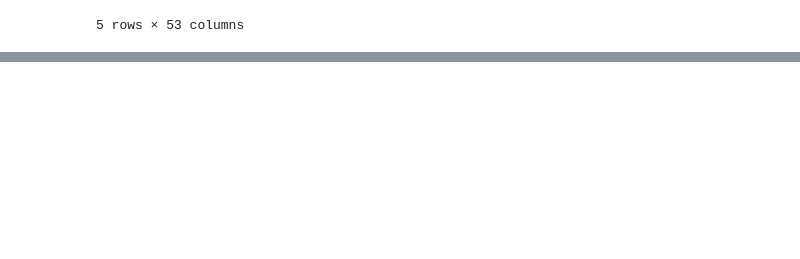
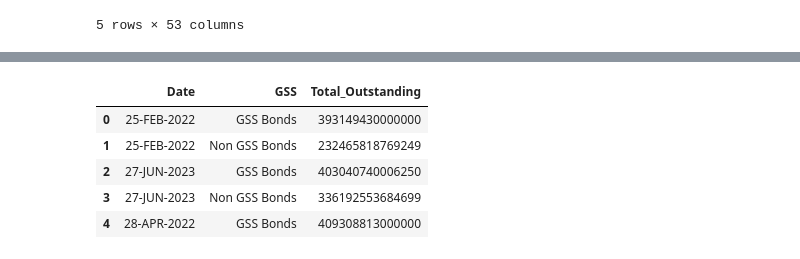
Before and after one commit to mihoku/data-preparation-indonesia-green-bonds, a Jupyter notebook: General-Data-Prep.ipynb, the cells around one changed output, grey strips where cells are left out. Saved outputs shown, nothing was run; the diff lists cells and outputs as text; code cells hidden in the pictures; blank space fills up the shorter version.

Commit message:
data prep for summarizing bond proportion

```diff
--- a/General-Data-Prep.ipynb
+++ b/General-Data-Prep.ipynb
@@ -529,0 +506,10 @@ bond_data[bond_data['Code'].str.contains('SWR002')]
+# %%
+bond_data_summarized = bond_data_recap.groupby(by=['Date','GSS']).sum(['Total_Outstanding']).reset_index()[['Date','GSS','Total_Outstanding']]
+bond_data_summarized.head()
+# %% [output]
+|  | Date | GSS | Total_Outstanding |
+| 0 | 25-FEB-2022 | GSS Bonds | 393149430000000 |
+| 1 | 25-FEB-2022 | Non GSS Bonds | 232465818769249 |
+| 2 | 27-JUN-2023 | GSS Bonds | 403040740006250 |
+| 3 | 27-JUN-2023 | Non GSS Bonds | 336192553684699 |
+| 4 | 28-APR-2022 | GSS Bonds | 409308813000000 |
```
Also changed, not shown: parts of 3 cells of this notebook.
